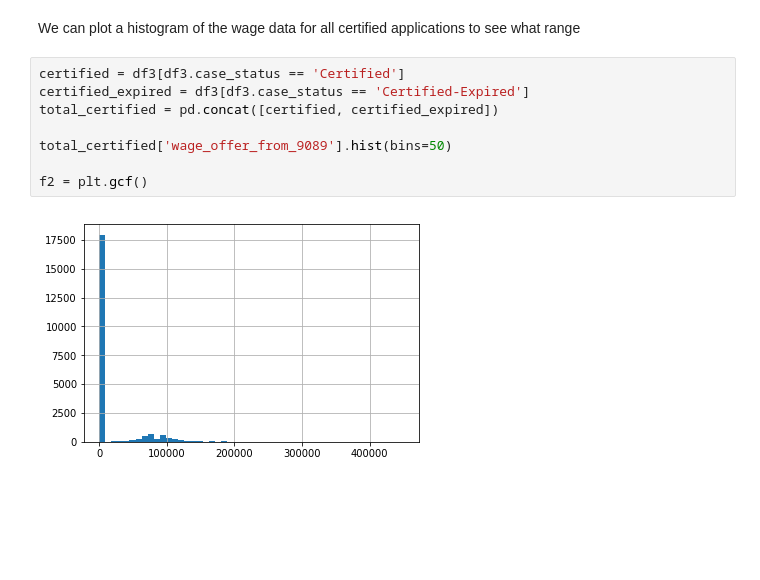
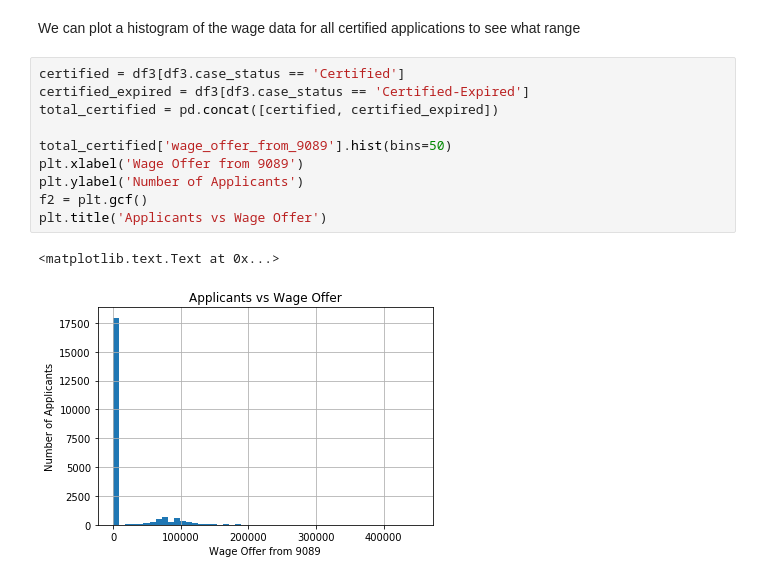
Before and after one commit to fall4knight/US-visa-application, a Jupyter notebook: Wilson_US_Visa.ipynb, the cells around one changed output. Cells and saved outputs as stored; diff of their text form; blank space fills up the shorter version.

Commit message:
Added titles and labels to plots

```diff
--- a/Wilson_US_Visa.ipynb
+++ b/Wilson_US_Visa.ipynb
@@ -236,13 +243,16 @@ We can plot a histogram of the wage data for all certified applications to see w
 # %%
 certified = df3[df3.case_status == 'Certified']
 certified_expired = df3[df3.case_status == 'Certified-Expired']
 total_certified = pd.concat([certified, certified_expired])
 
 total_certified['wage_offer_from_9089'].hist(bins=50)
-
+plt.xlabel('Wage Offer from 9089')
+plt.ylabel('Number of Applicants')
 f2 = plt.gcf()
+plt.title('Applicants vs Wage Offer')
 # %% [output]
+<matplotlib.text.Text at 0x...>
-[figure, old version]
+[figure, new version]
 # %%
 total_certified['wage_offer_to_9089'].hist(bins=50)
 
```
Also changed, not shown: parts of 14 cells of this notebook.
